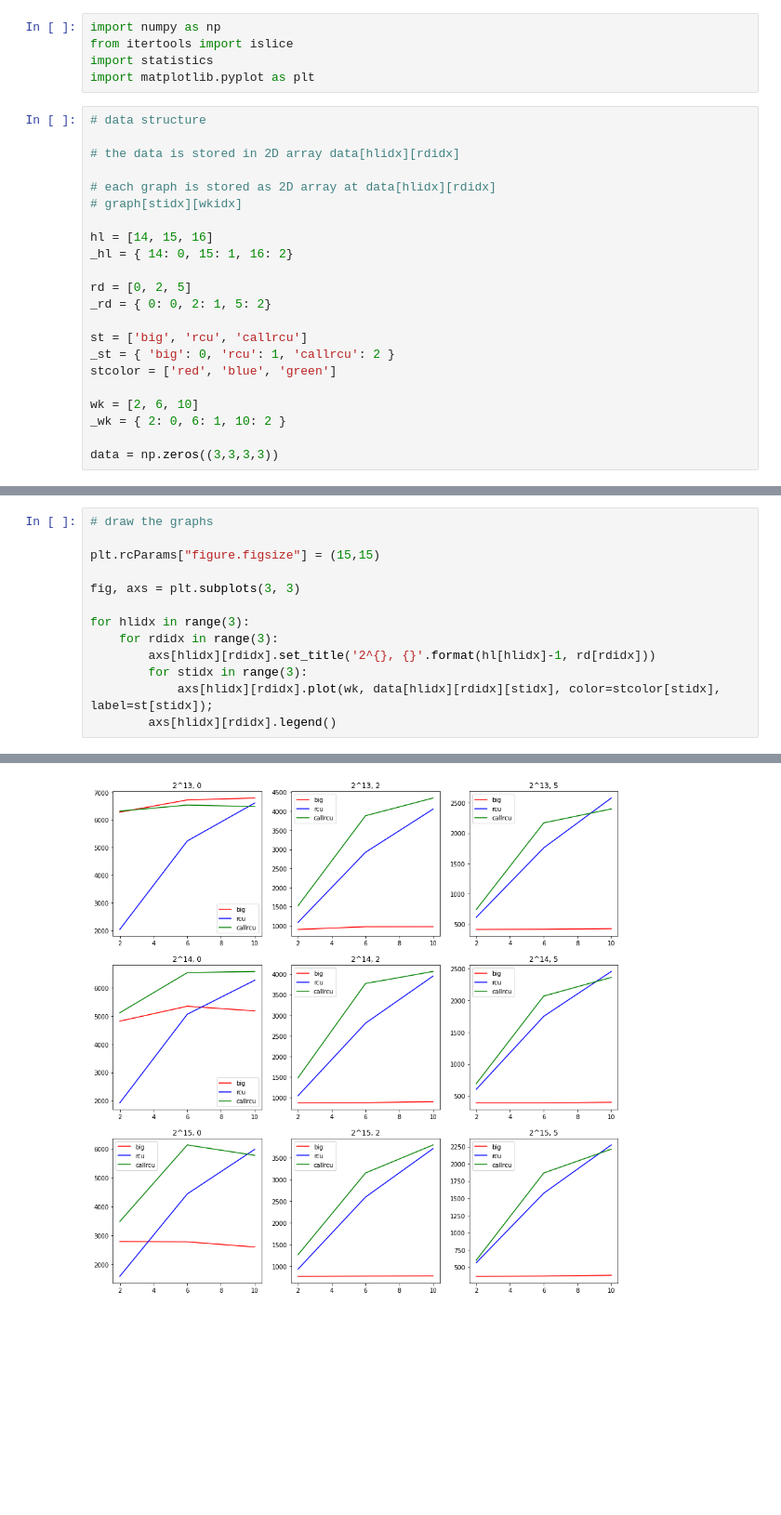
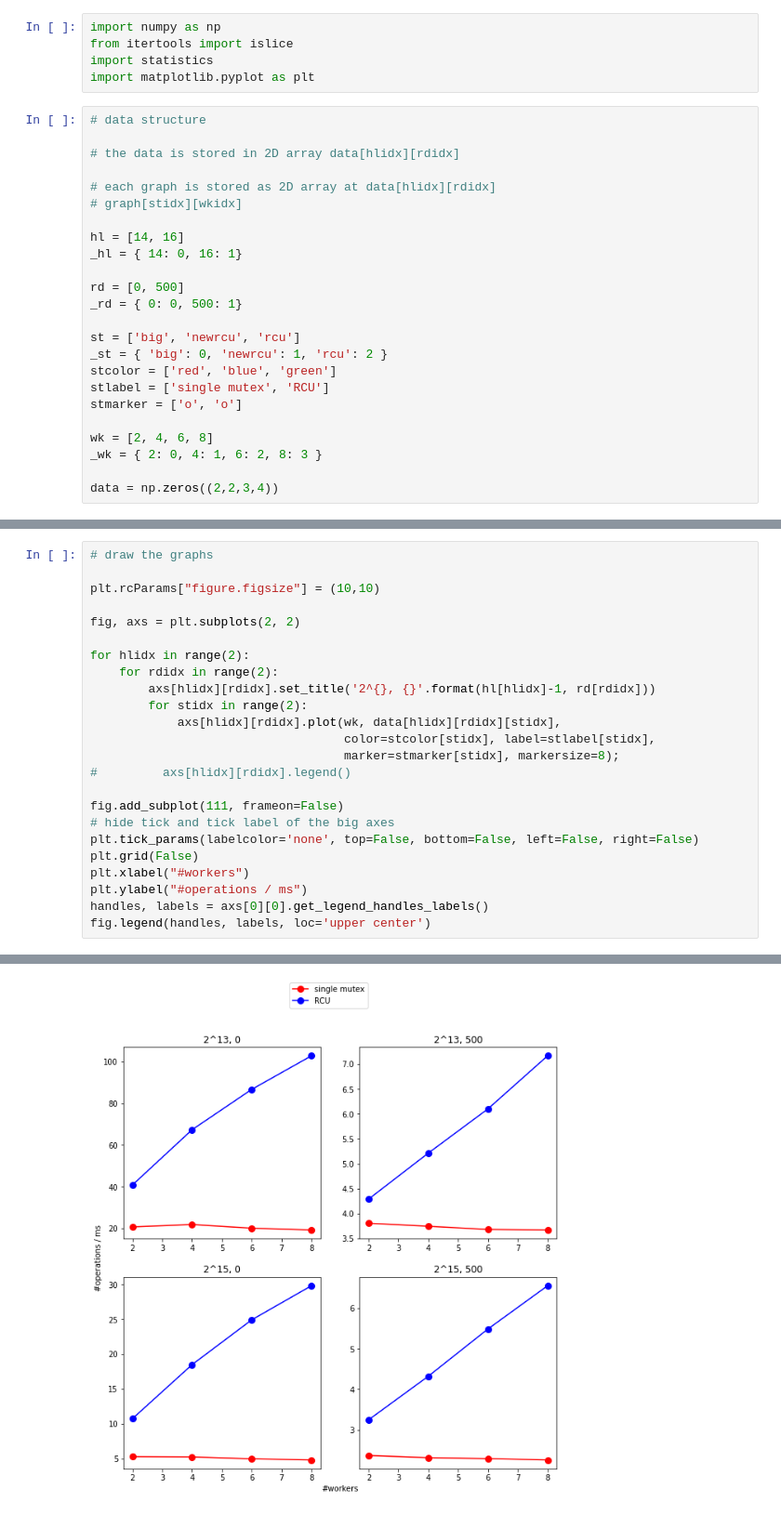
Before and after one commit to Darwin-Che/rcu_hashtable, a Jupyter notebook: plot_result.ipynb, the cells around one changed output, grey strips where cells are left out. Shown: that part at 93% size. Cells and saved outputs as stored; diff of their text form; blank space fills up the shorter version.

```diff
--- a/plot_result.ipynb
+++ b/plot_result.ipynb
@@ -11,19 +11,21 @@ import matplotlib.pyplot as plt
 # each graph is stored as 2D array at data[hlidx][rdidx]
 # graph[stidx][wkidx]
 
-hl = [14, 15, 16]
-_hl = { 14: 0, 15: 1, 16: 2}
+hl = [14, 16]
+_hl = { 14: 0, 16: 1}
 
-rd = [0, 2, 5]
-_rd = { 0: 0, 2: 1, 5: 2}
+rd = [0, 500]
+_rd = { 0: 0, 500: 1}
 
-st = ['big', 'rcu', 'callrcu']
-_st = { 'big': 0, 'rcu': 1, 'callrcu': 2 }
+st = ['big', 'newrcu', 'rcu']
+_st = { 'big': 0, 'newrcu': 1, 'rcu': 2 }
 stcolor = ['red', 'blue', 'green']
+stlabel = ['single mutex', 'RCU']
+stmarker = ['o', 'o']
 
-wk = [2, 6, 10]
-_wk = { 2: 0, 6: 1, 10: 2 }
+wk = [2, 4, 6, 8]
+_wk = { 2: 0, 4: 1, 6: 2, 8: 3 }
 
-data = np.zeros((3,3,3,3))
+data = np.zeros((2,2,3,4))
 # %%
 # read from file
@@ -61,14 +62,25 @@ print(data)
 # %%
 # draw the graphs
 
-plt.rcParams["figure.figsize"] = (15,15)
+plt.rcParams["figure.figsize"] = (10,10)
 
-fig, axs = plt.subplots(3, 3)
+fig, axs = plt.subplots(2, 2)
 
-for hlidx in range(3):
-    for rdidx in range(3):
+for hlidx in range(2):
+    for rdidx in range(2):
         axs[hlidx][rdidx].set_title('2^{}, {}'.format(hl[hlidx]-1, rd[rdidx]))
-        for stidx in range(3):
-            axs[hlidx][rdidx].plot(wk, data[hlidx][rdidx][stidx], color=stcolor[stidx], label=st[stidx]);
-        axs[hlidx][rdidx].legend()
+        for stidx in range(2):
+            axs[hlidx][rdidx].plot(wk, data[hlidx][rdidx][stidx],
+                                   color=stcolor[stidx], label=stlabel[stidx],
+                                   marker=stmarker[stidx], markersize=8);
+#         axs[hlidx][rdidx].legend()
+
+fig.add_subplot(111, frameon=False)
+# hide tick and tick label of the big axes
+plt.tick_params(labelcolor='none', top=False, bottom=False, left=False, right=False)
+plt.grid(False)
+plt.xlabel("#workers")
+plt.ylabel("#operations / ms")
+handles, labels = axs[0][0].get_legend_handles_labels()
+fig.legend(handles, labels, loc='upper center')
 # %% [output]
@@ -75 +88 @@ for hlidx in range(3):
-[figure, old version]
+[figure, new version]
```
Also changed, not shown: parts of 2 cells of this notebook, 3 other files.
